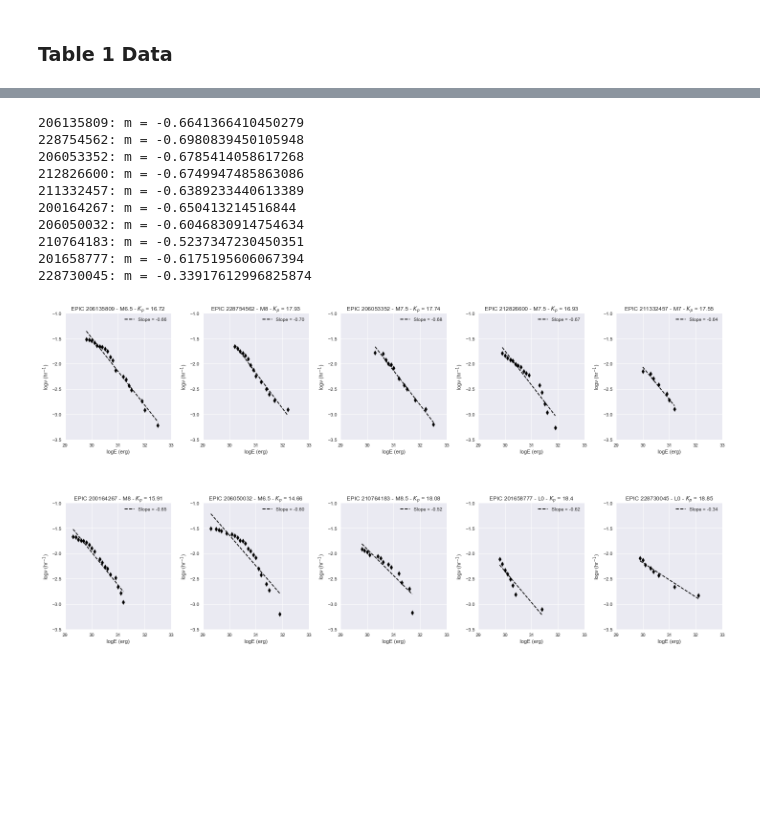
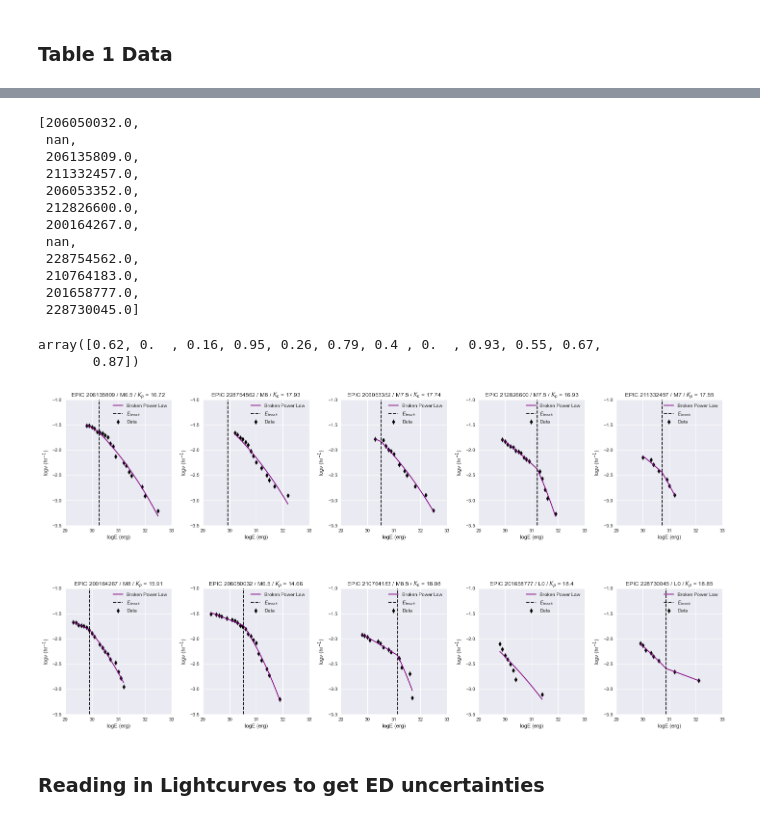
Before and after one commit to RileyWClarke/BiancoGroup, a Jupyter notebook: BiancoSummer2019.ipynb, the cells around one changed output, grey strips where cells are left out. Cells and saved outputs as stored; diff of their text form; code cells hidden in the pictures; blank space fills up the shorter version.

```diff
--- a/BiancoSummer2019.ipynb
+++ b/BiancoSummer2019.ipynb
@@ -723,8 +745,7 @@ for i, epic in enumerate(set(data['EPIC']),start=0):
 
     axs[i].scatter(flr_engs[:-1],logflrfreq[:-1], c='k', marker = 'd')
 
-    m, b, _, _, _ = stats.linregress(flr_engs[:-1], logflrfreq[:-1])
-    print(str(list(set(data['EPIC']))[i])+': m = ' + str(m))
+
     dom = np.linspace(flr_engs[:-1].min(), flr_engs[:-1].max())
 
     axs[i].plot(dom,m*dom + b,c='k',ls='--')
@@ -761,8 +782,8 @@ plt.savefig('Figures/ffd_linfit2.png')
 # %%
 url = 'https://iopscience.iop.org/0004-637X/858/1/55/suppdata/apjaab8fet1_ascii.txt'
 # %%
-table1 = pd.read_csv(url, sep="\t", usecols=[0,1,2,3,6], skiprows=[0,1,17,18,19,20,21,22])
-table1.columns = ['Name', 'EPIC', 'K_p','J','Spt.']
+table1 = pd.read_csv(url, sep="\t", usecols=[0,1,2,3,6,7], skiprows=[0,1,17,18,19,20,21,22])
+table1.columns = ['Name', 'EPIC', 'K_p', 'J', 'Spt.', 'Dist']
 # %%
 table1
 # %% [output]
@@ -782,6 +803,35 @@ table1
 # %%
 epic1 = list(table1['EPIC'])
 kp = list(table1['K_p'])
+dist = list(table1['Dist'])
+# %%
+epic1
+# %% [output]
+[206050032.0,
+ nan,
+ 206135809.0,
+ 211332457.0,
+ 206053352.0,
+ 212826600.0,
+ 200164267.0,
+ nan,
+ 228754562.0,
+ 210764183.0,
+ 201658777.0,
+ 228730045.0]
+# %%
+dist_err = np.zeros(len(dist))
+
+for i in range(len(dist)):
+    if i == 1 or i== 7:
+        pass
+    else:
+        dist_err[i] = float(dist[i][12:15])
+
+dist_err
+# %% [output]
+array([0.62, 0.  , 0.16, 0.95, 0.26, 0.79, 0.4 , 0.  , 0.93, 0.55, 0.67,
+       0.87])
 # %%
 fig, axs = plt.subplots(2, 5, figsize=(20,10))
 axs = np.ravel(axs)
@@ -821,49 +871,43 @@ for i, epic in enumerate(set(data['EPIC']),start=0):
 
     flr_engs = cumul_freq[0][:]
 
     logflrfreq = np.log10(cumul_freq[1][:] / tar_hours)
 
-    axs[i].scatter(flr_engs[:-1],logflrfreq[:-1], c='k', marker = 'd')
+    axs[i].scatter(flr_engs[:-1],logflrfreq[:-1], c='k', marker = 'd', label='Data')
 
-    m, b, _, _, _ = stats.linregress(flr_engs[:-1], logflrfreq[:-1])
-    print(str(list(set(data['EPIC']))[i])+': m = ' + str(m))
+    def bpl(x, A, x_break, alpha_1, alpha_2):
+        return powerlaws.BrokenPowerLaw1D.evaluate(x, A, x_break, alpha_1, alpha_2)
+
+    popt, pcov = curve_fit(bpl, flr_engs[:-1], logflrfreq[:-1], p0 = (-2,30,-2,-5))
+
     dom = np.linspace(flr_engs[:-1].min(), flr_engs[:-1].max())
-
-    axs[i].plot(dom,m*dom + b,c='k',ls='--',label='Slope = {0:.2f}'.format(m))
+    axs[i].plot(dom, bpl(dom,*popt), ls='-', c='purple', label='Broken Power Law')
+    axs[i].axvline(x=popt[1], c='k', ls='--', label=r'$E_{break}$')
 
 
 #for ax in axs:
 #    ax.label_outer()
 
 j = 0
 for ax in axs:
     ax.set_xlabel('logE (erg)')
     ax.set_ylabel(r'log$\nu$ (hr$^{-1}$)')
     ax.set_ylim(-3.5,-1)
     ax.set_xlim(29,33)
     ax.legend()
     epic = list(set(data['EPIC']))
 
     for p in range(len(epic1)):
         if (epic1[p] == epic[j]):
             kep_mag = kp[p]
         else:
             pass
 
-    ax.set_title(r'EPIC '+str(epic[j])+' - '+str(spec_list[j])+' - $K_p$ = '+str(kep_mag))
+    ax.set_title(r'EPIC '+str(epic[j])+' / '+str(spec_list[j])+' / $K_p$ = '+str(kep_mag))
     j += 1
 
-plt.savefig('Figures/ffd_linfit3.png')
-plt.show()
+plt.savefig('Figures/ffd_BPLfit.png')
 # %% [output]
-206135809: m = -0.6641366410450279
-228754562: m = -0.6980839450105948
-206053352: m = -0.6785414058617268
-212826600: m = -0.6749947485863086
-211332457: m = -0.6389233440613389
-200164267: m = -0.650413214516844
-206050032: m = -0.6046830914754634
-210764183: m = -0.5237347230450351
-201658777: m = -0.6175195606067394
-228730045: m = -0.33917612996825874
-[figure, old version]
+[figure, new version]
+# %% [markdown]
+### Reading in Lightcurves to get ED uncertainties
```
Also changed, not shown: parts of 20 cells of this notebook, 7 other files.
